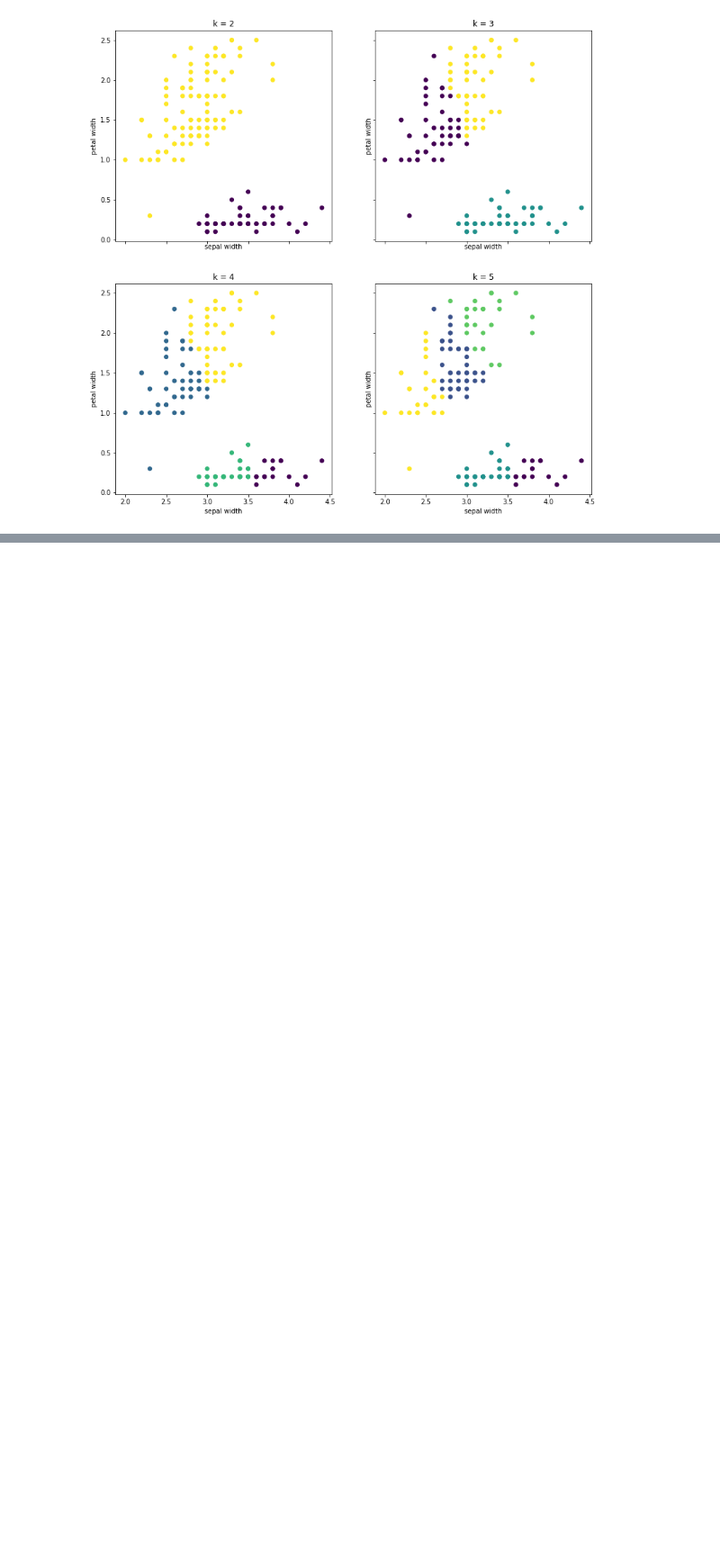
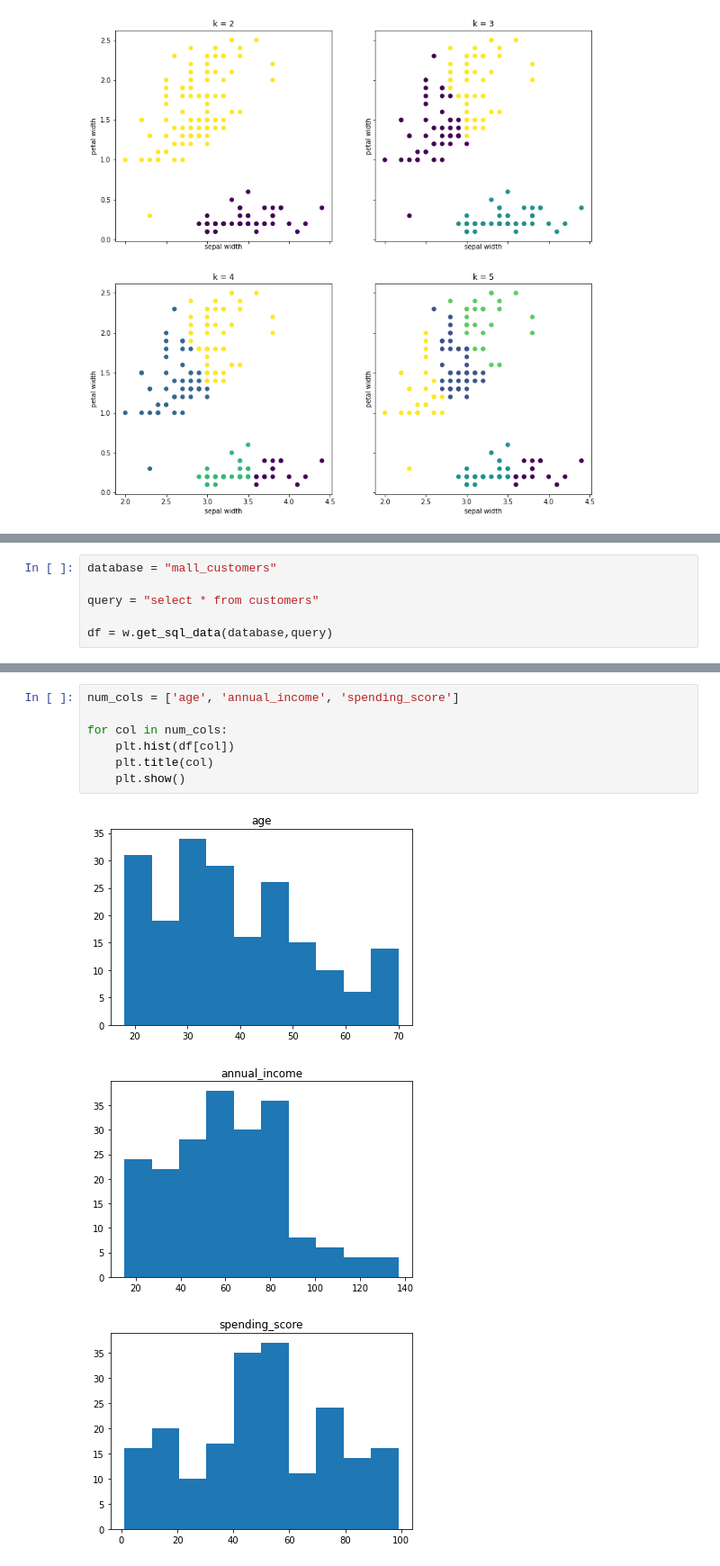
Before and after one commit to DesireeMcElroy/clustering-exercises, a Jupyter notebook: modeling.ipynb, the cells around one changed output, grey strips where cells are left out. Shown: that part at 90% size. Cells and saved outputs as stored; diff of their text form; blank space fills up the shorter version.

```diff
--- a/modeling.ipynb
+++ b/modeling.ipynb
@@ -297,0 +301,6 @@ for ax, k in zip(axs.ravel(), range(2, 6)):
+# %%
+database = "mall_customers"
+
+query = "select * from customers"
+
+df = w.get_sql_data(database,query)
@@ -297,0 +316,11 @@ for ax, k in zip(axs.ravel(), range(2, 6)):
+# %%
+num_cols = ['age', 'annual_income', 'spending_score']
+
+for col in num_cols:
+    plt.hist(df[col])
+    plt.title(col)
+    plt.show()
+# %% [output]
+[figure, added]
+[figure, added]
+[figure, added]
```
Also changed, not shown: parts of 16 cells of this notebook.
